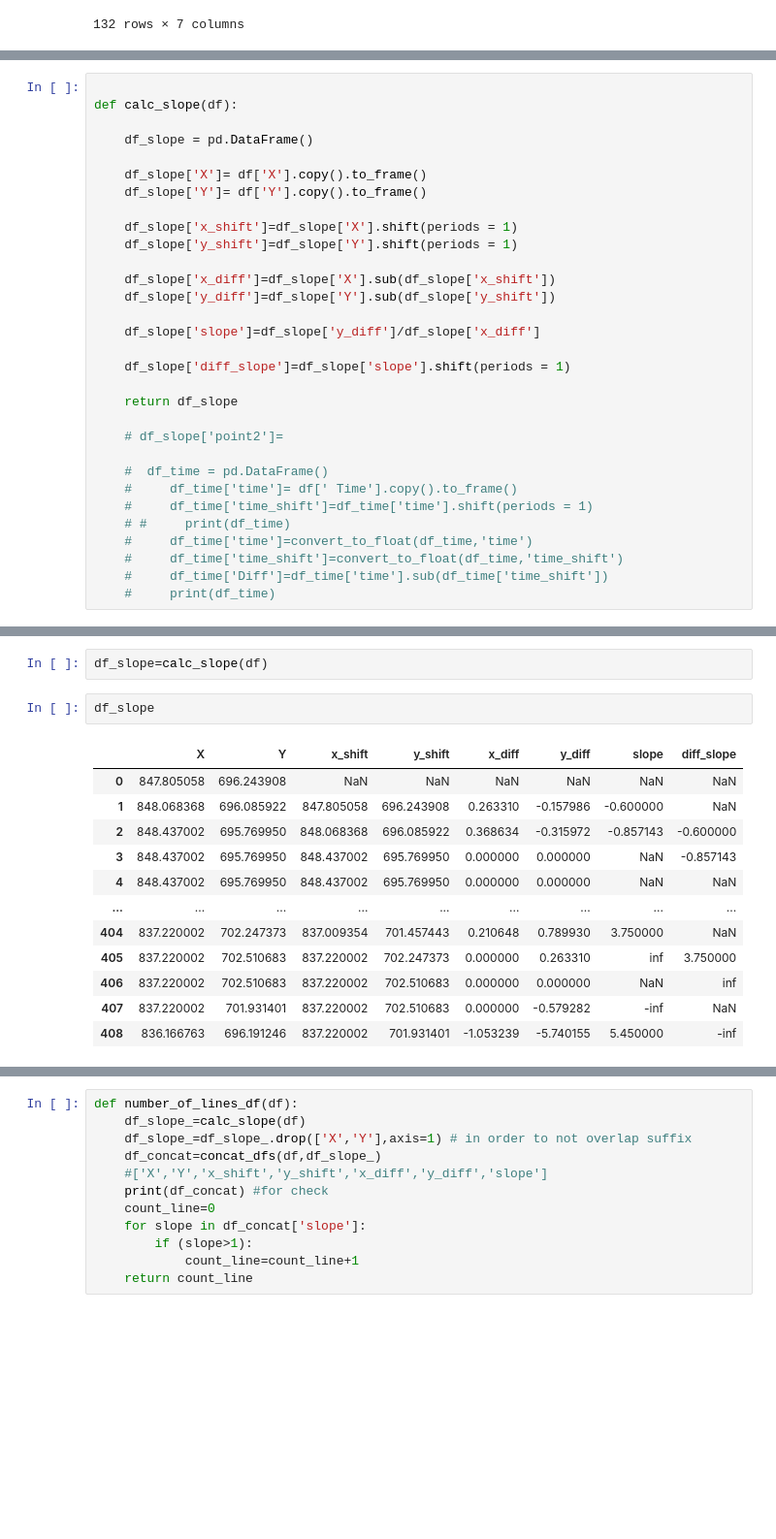
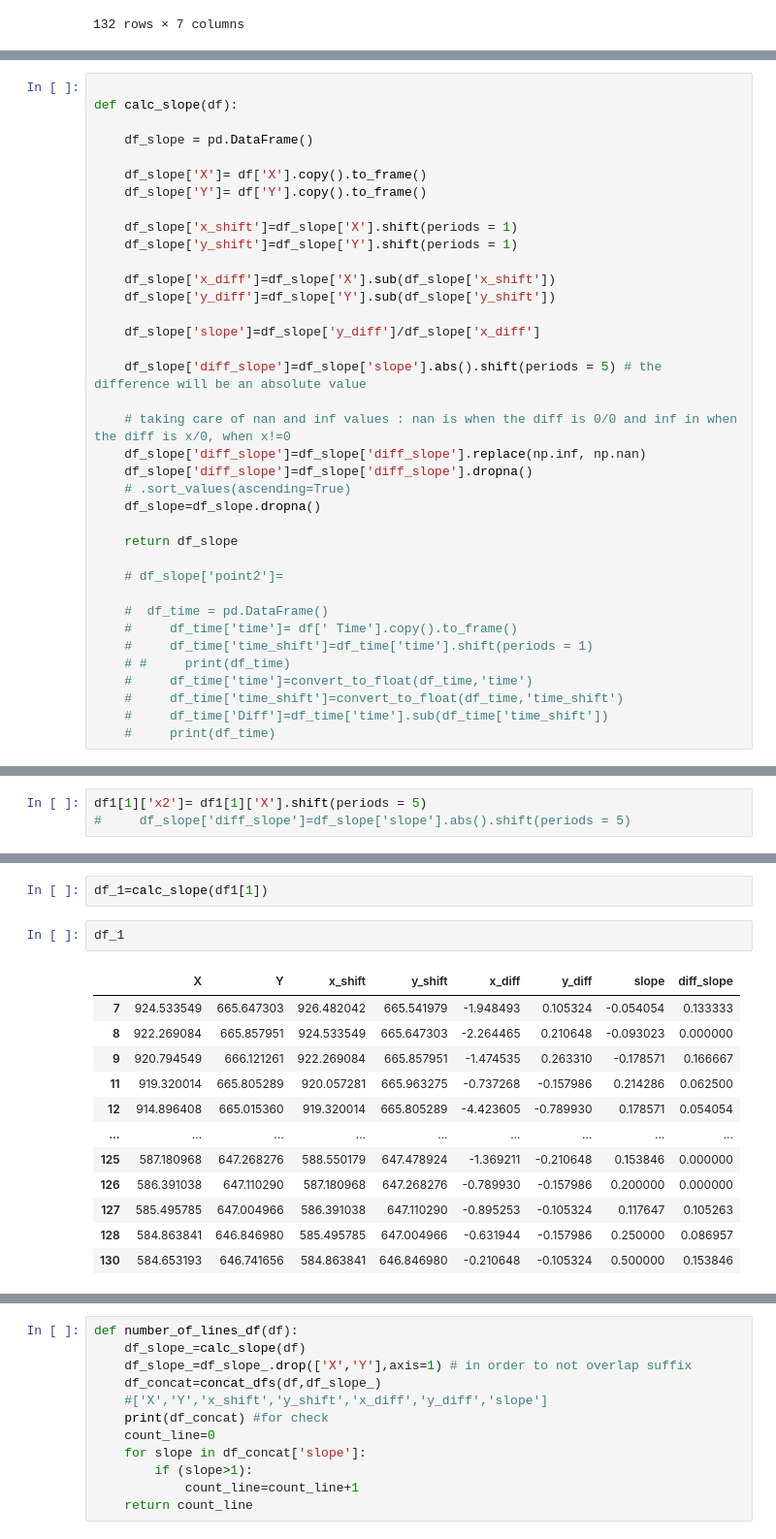
Before and after one commit to BabyBlue555/firstYear_semB_project, a Jupyter notebook: task4.ipynb, the cells around one changed output, grey strips where cells are left out. Shown at 97% size. Drawn from its saved outputs; the diff is of its cells as text; blank space fills up the shorter version.

```diff
--- a/task4.ipynb
+++ b/task4.ipynb
@@ -615,7 +617,13 @@ def calc_slope(df):
 
     df_slope['slope']=df_slope['y_diff']/df_slope['x_diff']
 
-    df_slope['diff_slope']=df_slope['slope'].shift(periods = 1)
+    df_slope['diff_slope']=df_slope['slope'].abs().shift(periods = 5) # the difference will be an absolute value
+
+    # taking care of nan and inf values : nan is when the diff is 0/0 and inf in when the diff is x/0, when x!=0
+    df_slope['diff_slope']=df_slope['diff_slope'].replace(np.inf, np.nan)
+    df_slope['diff_slope']=df_slope['diff_slope'].dropna()
+    # .sort_values(ascending=True)
+    df_slope=df_slope.dropna()
 
     return df_slope
 
@@ -667,0 +660,3 @@ df
+# %%
+df1[1]['x2']= df1[1]['X'].shift(periods = 5)
+#     df_slope['diff_slope']=df_slope['slope'].abs().shift(periods = 5)
@@ -668,17 +694,17 @@ df
 # %%
-df_slope=calc_slope(df)
+df_1=calc_slope(df1[1])
 # %%
-df_slope
+df_1
 # %% [output]
 |  | X | Y | x_shift | y_shift | x_diff | y_diff | slope | diff_slope |
-| 0 | 847.805058 | 696.243908 | NaN | NaN | NaN | NaN | NaN | NaN |
-| 1 | 848.068368 | 696.085922 | 847.805058 | 696.243908 | 0.263310 | -0.157986 | -0.600000 | NaN |
-| 2 | 848.437002 | 695.769950 | 848.068368 | 696.085922 | 0.368634 | -0.315972 | -0.857143 | -0.600000 |
-| 3 | 848.437002 | 695.769950 | 848.437002 | 695.769950 | 0.000000 | 0.000000 | NaN | -0.857143 |
-| 4 | 848.437002 | 695.769950 | 848.437002 | 695.769950 | 0.000000 | 0.000000 | NaN | NaN |
+| 7 | 924.533549 | 665.647303 | 926.482042 | 665.541979 | -1.948493 | 0.105324 | -0.054054 | 0.133333 |
+| 8 | 922.269084 | 665.857951 | 924.533549 | 665.647303 | -2.264465 | 0.210648 | -0.093023 | 0.000000 |
+| 9 | 920.794549 | 666.121261 | 922.269084 | 665.857951 | -1.474535 | 0.263310 | -0.178571 | 0.166667 |
+| 11 | 919.320014 | 665.805289 | 920.057281 | 665.963275 | -0.737268 | -0.157986 | 0.214286 | 0.062500 |
+| 12 | 914.896408 | 665.015360 | 919.320014 | 665.805289 | -4.423605 | -0.789930 | 0.178571 | 0.054054 |
 | ... | ... | ... | ... | ... | ... | ... | ... | ... |
-| 404 | 837.220002 | 702.247373 | 837.009354 | 701.457443 | 0.210648 | 0.789930 | 3.750000 | NaN |
-| 405 | 837.220002 | 702.510683 | 837.220002 | 702.247373 | 0.000000 | 0.263310 | inf | 3.750000 |
-| 406 | 837.220002 | 702.510683 | 837.220002 | 702.510683 | 0.000000 | 0.000000 | NaN | inf |
-| 407 | 837.220002 | 701.931401 | 837.220002 | 702.510683 | 0.000000 | -0.579282 | -inf | NaN |
-| 408 | 836.166763 | 696.191246 | 837.220002 | 701.931401 | -1.053239 | -5.740155 | 5.450000 | -inf |
+| 125 | 587.180968 | 647.268276 | 588.550179 | 647.478924 | -1.369211 | -0.210648 | 0.153846 | 0.000000 |
+| 126 | 586.391038 | 647.110290 | 587.180968 | 647.268276 | -0.789930 | -0.157986 | 0.200000 | 0.000000 |
+| 127 | 585.495785 | 647.004966 | 586.391038 | 647.110290 | -0.895253 | -0.105324 | 0.117647 | 0.105263 |
+| 128 | 584.863841 | 646.846980 | 585.495785 | 647.004966 | -0.631944 | -0.157986 | 0.250000 | 0.086957 |
+| 130 | 584.653193 | 646.741656 | 584.863841 | 646.846980 | -0.210648 | -0.105324 | 0.500000 | 0.153846 |
```
Also changed, not shown: parts of 47 cells of this notebook.
